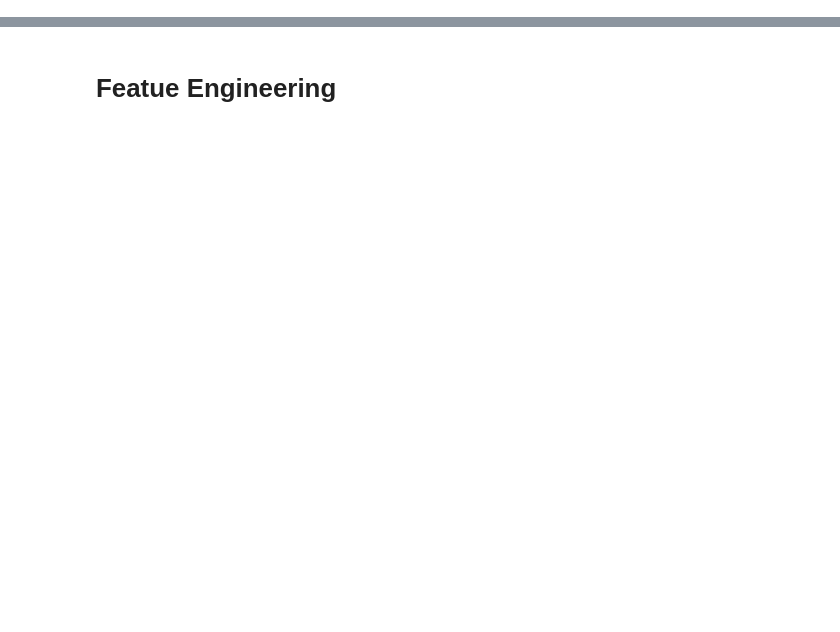
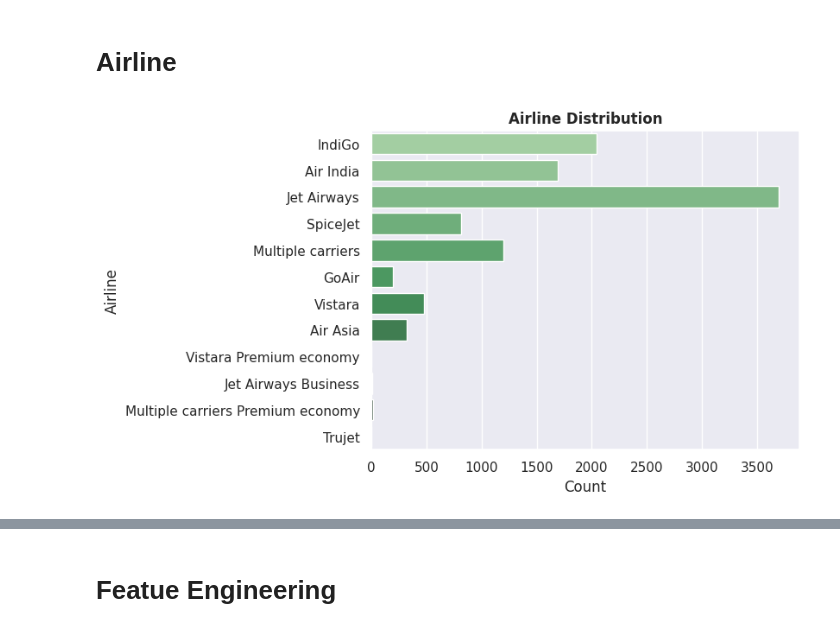
Before and after one commit to SamiUllah568/Flight-Fare-Prediction-, a Jupyter notebook: FlightFarePrediction.ipynb, the cells around one changed output, grey strips where cells are left out. Saved outputs shown, nothing was run; the diff lists cells and outputs as text; code cells hidden in the pictures; blank space fills up the shorter version.

```diff
--- a/FlightFarePrediction.ipynb
+++ b/FlightFarePrediction.ipynb
@@ -295,0 +3,27 @@ plt.show()
+# %%
+# Impot Libraries
+import numpy as np
+import pandas as pd
+import matplotlib.pyplot as plt
+import seaborn as sns
+
+sns.set()
+
+
+from sklearn.preprocessing import LabelEncoder
+from sklearn.model_selection import train_test_split
+
+from sklearn.metrics import r2_score , mean_absolute_error ,mean_squared_error
+
+# LinearRegession
+from sklearn.linear_model import LinearRegression
+
+# DecisionTree
+from sklearn.tree import DecisionTreeRegressor
+
+# RandomForestRegression
+from sklearn.ensemble import RandomForestRegressor ,ExtraTreesRegressor
+from sklearn.model_selection import RandomizedSearchCV
+
+import warnings
+warnings.filterwarnings('ignore')
@@ -295,0 +59,2 @@ plt.show()
+# %%
+train_data = pd.read_excel("Data_Train.xlsx")
@@ -295,0 +135,2 @@ plt.show()
+# %%
+train_data.dropna(inplace = True)
@@ -295,0 +147,3 @@ plt.show()
+# %%
+# Drop Duplicate Values
+train_data.drop_duplicates(inplace =True)
@@ -295,0 +266,10 @@ plt.show()
+# %% [markdown]
+# **Airline**
+# %%
+sns.countplot(train_data["Airline"] ,palette='Greens_d')
+plt.title("Airline Distribution" , fontweight ="bold")
+plt.xlabel("Count")
+plt.ylabel("Airline")
+plt.show()
+# %% [output]
+[figure, added]
```
Also changed, not shown: parts of 249 cells of this notebook.
